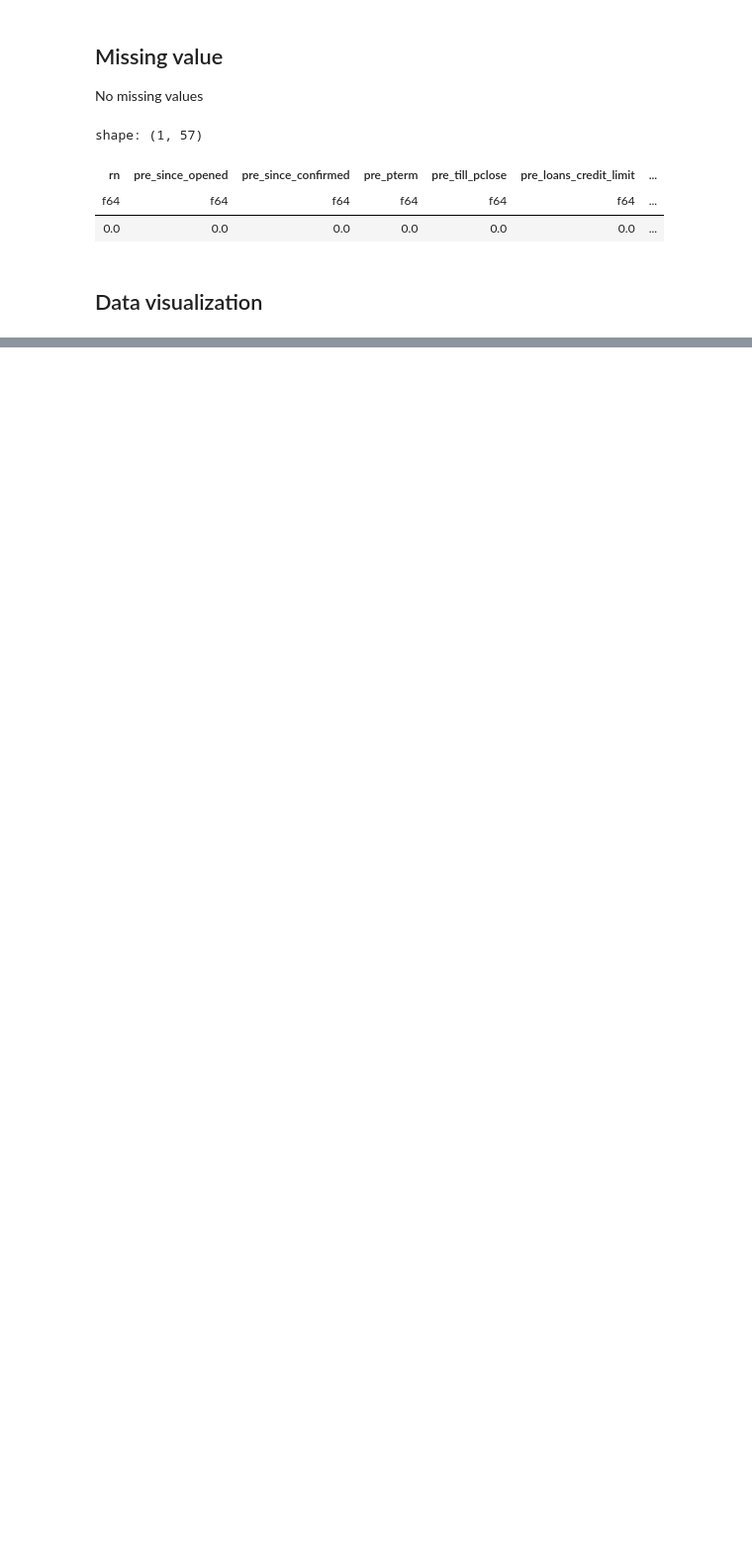
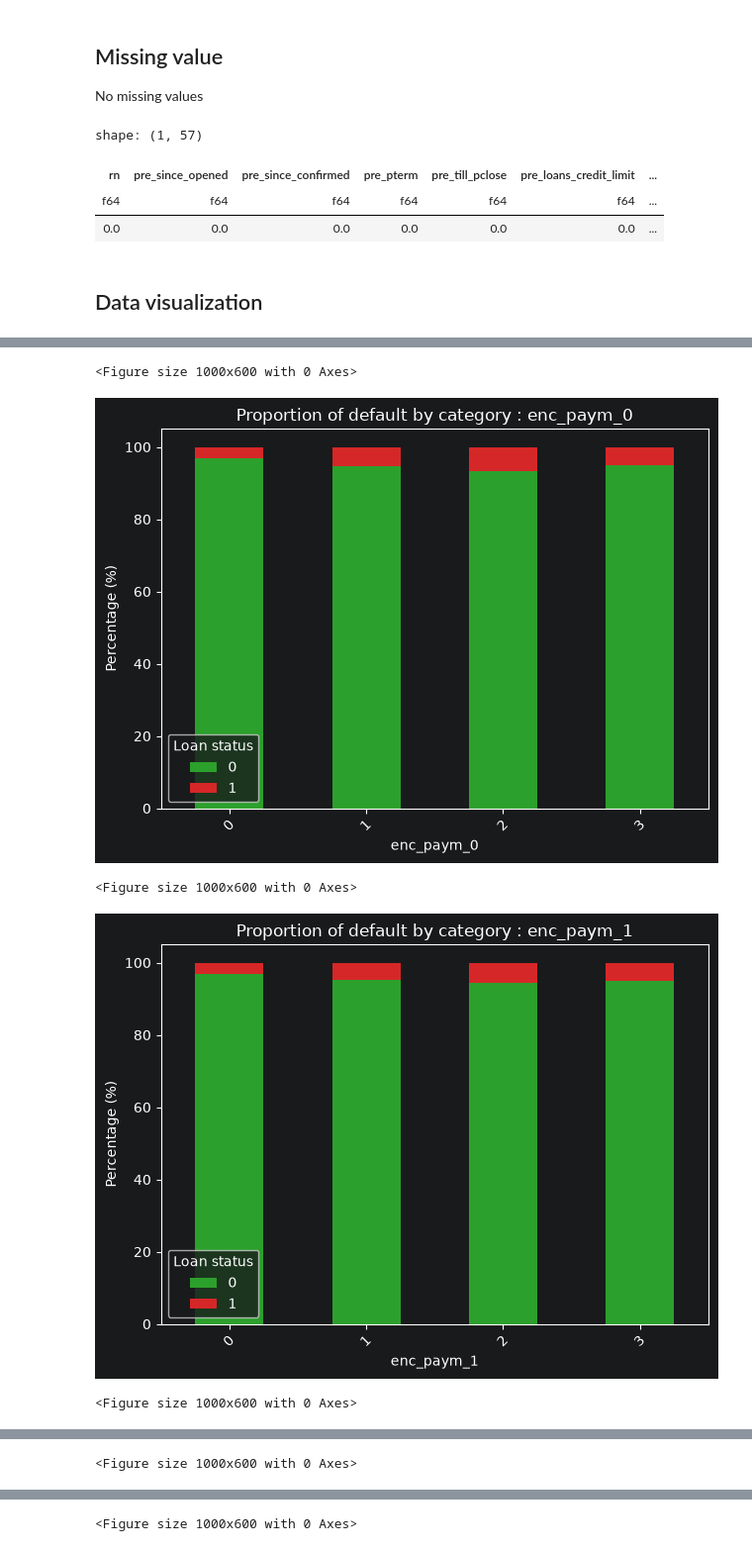
Before and after one commit to Madeinheaven0/default-card-risk-detection, a Jupyter notebook: notebooks/exploratory_data_analysis.ipynb, the cells around one changed output, grey strips where cells are left out. Shown at 99% size. Drawn from its saved outputs; the diff is of its cells as text; code cells hidden in the pictures; blank space fills up the shorter version.

```diff
--- a/notebooks/exploratory_data_analysis.ipynb
+++ b/notebooks/exploratory_data_analysis.ipynb
@@ -223,0 +293,8 @@ feature_distribution(df=data, features=categorical_features, categorical=True)
+# %%
+plot_relation_feature_target(df=data, categorical=True, features=categorical_features)
+# %% [output]
+<Figure size 1000x600 with 0 Axes>
+[figure, added]
+<Figure size 1000x600 with 0 Axes>
+[figure, added]
+<Figure size 1000x600 with 0 Axes>
@@ -223,0 +302 @@ feature_distribution(df=data, features=categorical_features, categorical=True)
+<Figure size 1000x600 with 0 Axes>
@@ -223,0 +304 @@ feature_distribution(df=data, features=categorical_features, categorical=True)
+<Figure size 1000x600 with 0 Axes>
```
Also changed, not shown: parts of 15 cells of this notebook.
